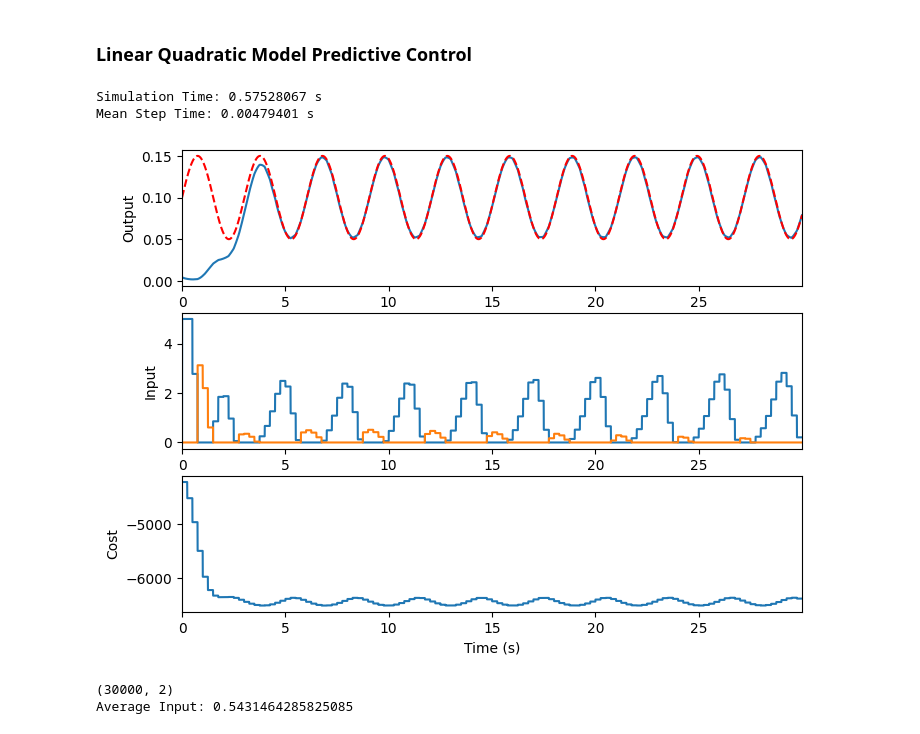
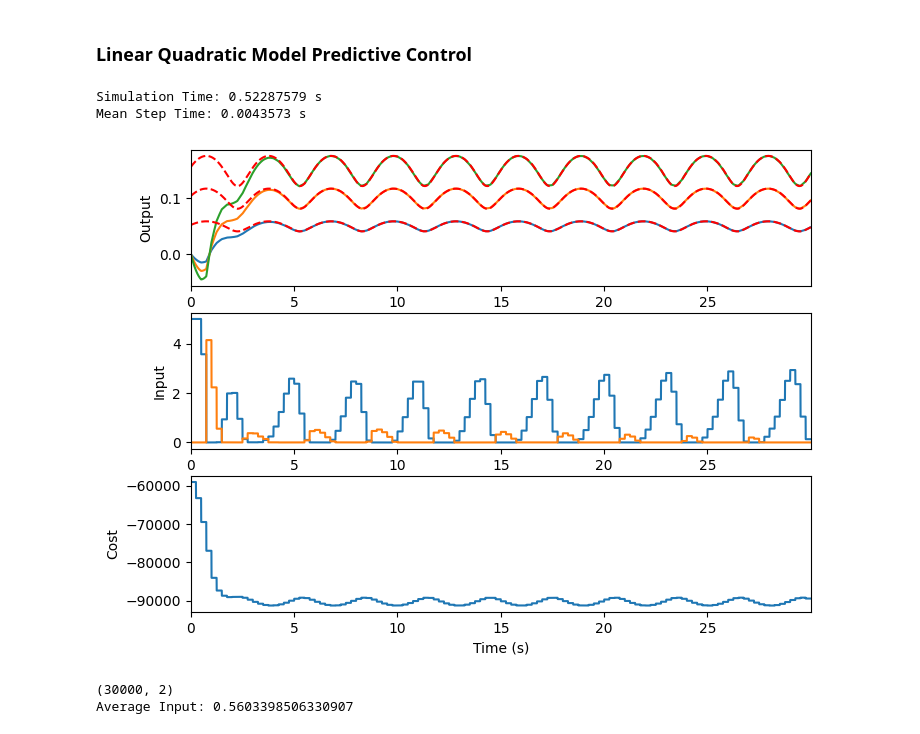
Before and after one commit to CLOCTools/lqmpc, a Jupyter notebook: testspace.ipynb, the cells around one changed output. Cells and saved outputs as stored; diff of their text form; code cells hidden in the pictures.

```diff
--- a/testspace.ipynb
+++ b/testspace.ipynb
@@ -13,7 +13,7 @@ def y_to_z(y):
     return np.exp(61.4*np.array(y)-5.468)
 
 m = 2
-o = 1
+o = 3
 inv = np.linalg.inv
 pinv = np.linalg.pinv
 I = np.eye(4)
@@ -74,16 +74,16 @@ xr = inv(I-A)@B@ur
 # %%
 mpc = lqmpc.LQMPC(t_step,A,B,C)
 mpc.set_control(Q=Q,R=R,S=S,N=25,M=20)
 mpc.set_constraints(umin=umin,umax=umax)
 mpc.simulate(0.25, x0, u0, xr, L)
-mpc.plot(f=y_to_z)
+mpc.plot()
 
 u = np.array(mpc.u)
 print(u.shape)
 print('Average Input:', np.sum(u[:])/60000)
 # %% [output]
-Simulation Time: 0.57528067 s
-Mean Step Time: 0.00479401 s
+Simulation Time: 0.52287579 s
+Mean Step Time: 0.0043573 s
-[figure, old version]
+[figure, new version]
 (30000, 2)
-Average Input: 0.5431464285825085
+Average Input: 0.5603398506330907
```
Also changed, not shown: 3 other files.
